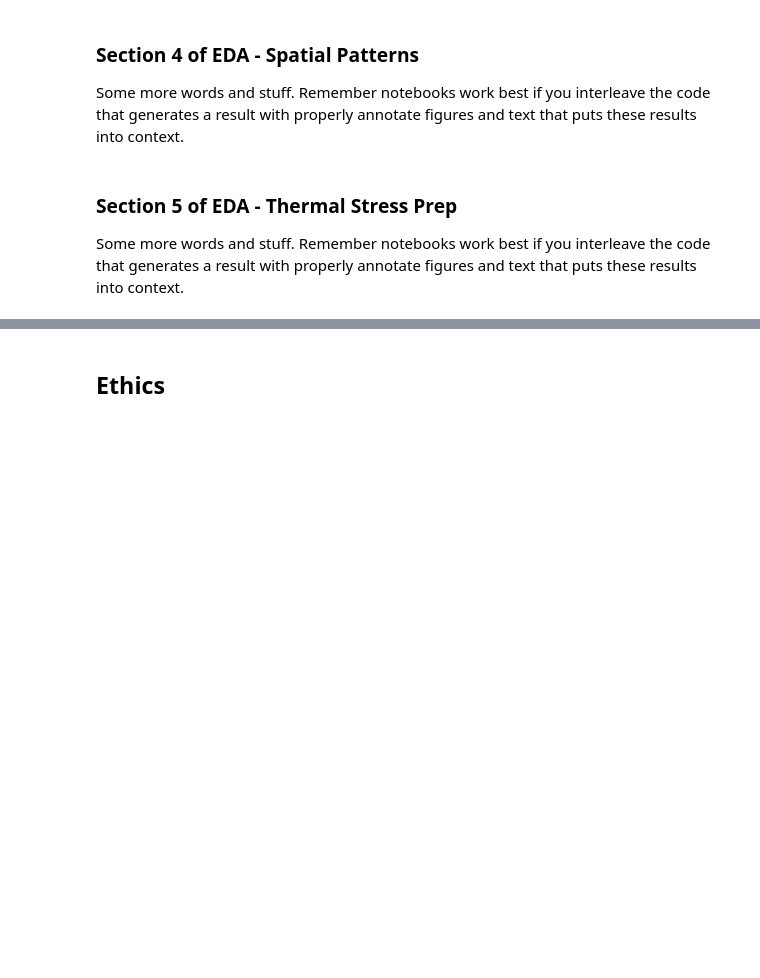
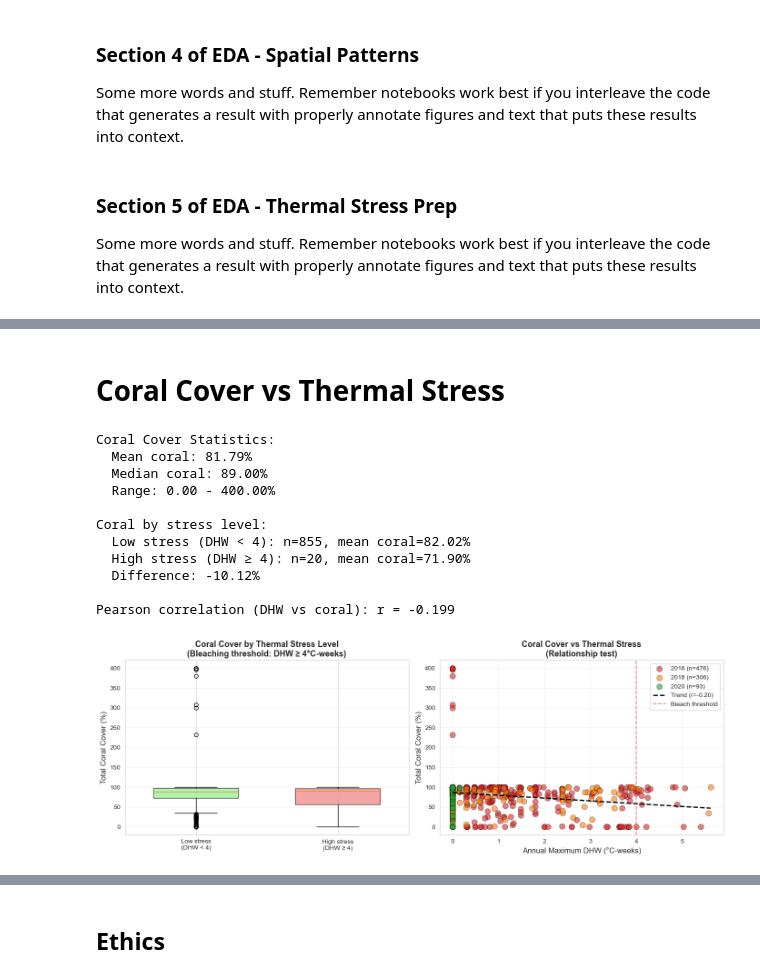
Before and after one commit to COGS108/Group032_WI26, a Jupyter notebook: 02-EDACheckpoint.ipynb, the cells around one changed output, grey strips where cells are left out. Drawn from its saved outputs; the diff is of its cells as text; code cells hidden in the pictures; blank space fills up the shorter version.

```diff
--- a/02-EDACheckpoint.ipynb
+++ b/02-EDACheckpoint.ipynb
@@ -926,0 +1288,76 @@ Some more words and stuff.  Remember notebooks work best if you interleave the c
+# %% [markdown]
+# Coral Cover vs Thermal Stress
+# %%
+print("\nCoral Cover Statistics:")
+print(f"  Mean coral: {merged_final['total_cover'].mean():.2f}%")
+print(f"  Median coral: {merged_final['total_cover'].median():.2f}%")
+print(f"  Range: {merged_final['total_cover'].min():.2f} - {merged_final['total_cover'].max():.2f}%")
+
+# By stress level
+low_stress = merged_final[merged_final['annual_dhw'] < 4]
+high_stress = merged_final[merged_final['annual_dhw'] >= 4]
+
+print(f"\nCoral by stress level:")
+print(f"  Low stress (DHW < 4): n={len(low_stress)}, mean coral={low_stress['total_cover'].mean():.2f}%")
+print(f"  High stress (DHW ≥ 4): n={len(high_stress)}, mean coral={high_stress['total_cover'].mean():.2f}%")
+print(f"  Difference: {high_stress['total_cover'].mean() - low_stress['total_cover'].mean():.2f}%")
+
+
+correlation = merged_final['annual_dhw'].corr(merged_final['total_cover'])
+print(f"\nPearson correlation (DHW vs coral): r = {correlation:.3f}")
+
+
+fig, axes = plt.subplots(1, 2, figsize=(14, 5))
+
+
+ax1 = axes[0]
+stress_categories = ['Low stress\n(DHW < 4)', 'High stress\n(DHW ≥ 4)']
+coral_by_stress = [low_stress['total_cover'].values, high_stress['total_cover'].values]
+
+bp = ax1.boxplot(coral_by_stress, labels=stress_categories, patch_artist=True, widths=0.6)
+for patch, color in zip(bp['boxes'], ['lightgreen', 'lightcoral']):
+    patch.set_facecolor(color)
+    patch.set_alpha(0.7)
+
+ax1.set_ylabel('Total Coral Cover (%)', fontsize=12)
+ax1.set_title('Coral Cover by Thermal Stress Level\n(Bleaching threshold: DHW ≥ 4°C-weeks)', fontsize=13, fontweight='bold')
+ax1.grid(True, alpha=0.3, axis='y')
+
+
+ax2 = axes[1]
+colors_by_year = {2016.0: '#d62728', 2018.0: '#ff7f0e', 2020.0: '#2ca02c'}
+for year in sorted(merged_final['YEAR'].unique()):
+    year_data = merged_final[merged_final['YEAR'] == year]
+    ax2.scatter(year_data['annual_dhw'], year_data['total_cover'],
+               label=f'{int(year)} (n={len(year_data)})',
+               s=80, alpha=0.6, color=colors_by_year[year], edgecolors='black', linewidth=0.5)
+
+
+z = np.polyfit(merged_final['annual_dhw'], merged_final['total_cover'], 1)
+p = np.poly1d(z)
+x_trend = np.linspace(merged_final['annual_dhw'].min(), merged_final['annual_dhw'].max(), 100)
+ax2.plot(x_trend, p(x_trend), "k--", linewidth=2, label=f'Trend (r={correlation:.2f})')
+
+ax2.axvline(4, color='red', linestyle='--', linewidth=1.5, alpha=0.5, label='Bleach threshold')
+ax2.set_xlabel('Annual Maximum DHW (°C-weeks)', fontsize=12)
+ax2.set_ylabel('Total Coral Cover (%)', fontsize=12)
+ax2.set_title('Coral Cover vs Thermal Stress\n(Relationship test)', fontsize=13, fontweight='bold')
+ax2.legend()
+ax2.grid(True, alpha=0.3)
+
+plt.tight_layout()
+plt.savefig('02_coral_vs_dhw.png', dpi=300, bbox_inches='tight')
+plt.show()
+# %% [output]
+Coral Cover Statistics:
+  Mean coral: 81.79%
+  Median coral: 89.00%
+  Range: 0.00 - 400.00%
+
+Coral by stress level:
+  Low stress (DHW < 4): n=855, mean coral=82.02%
+  High stress (DHW ≥ 4): n=20, mean coral=71.90%
+  Difference: -10.12%
+
+Pearson correlation (DHW vs coral): r = -0.199
+[figure, added]
```
Also changed, not shown: parts of 37 cells of this notebook, 7 other files.
